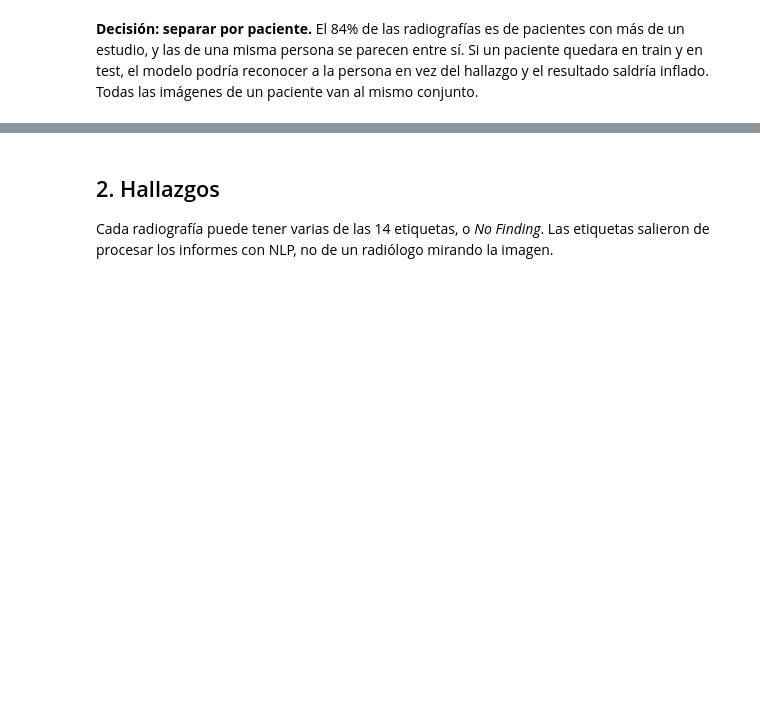
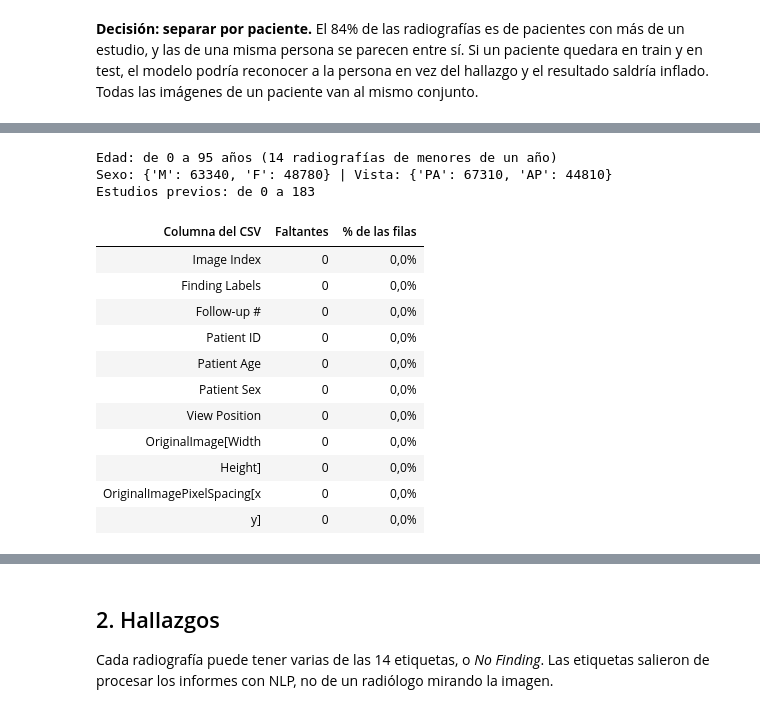
Before and after one commit to Marcouzis11/iaproyecto, a Jupyter notebook: notebooks/00_eda_nih_effusion.ipynb, the cells around one changed output, grey strips where cells are left out. Saved outputs shown, nothing was run; the diff lists cells and outputs as text; code cells hidden in the pictures; blank space fills up the shorter version.

```diff
--- a/notebooks/00_eda_nih_effusion.ipynb
+++ b/notebooks/00_eda_nih_effusion.ipynb
@@ -141,0 +149,23 @@ El NIH publicó todas las imágenes achicadas a 1024 × 1024; la sección 6 lo v
+# %%
+edades = np.array([r['edad'] for r in filas])
+print(f'Edad: de {edades.min()} a {edades.max()} años ({n((edades == 0).sum())} radiografías de menores de un año)')
+print('Sexo:', dict(Counter(r['Patient Sex'] for r in filas)), '| Vista:', dict(Counter(r['View Position'] for r in filas)))
+print(f"Estudios previos: de {min(r['previos'] for r in filas)} a {max(r['previos'] for r in filas)}")
+faltantes = {c: sum(not (r[c] or '').strip() for r in filas) for c in columnas}
+Tabla(['Columna del CSV', 'Faltantes', '% de las filas'], [[c, n(k), pct(k, len(filas))] for c, k in faltantes.items()])
+# %% [output]
+Edad: de 0 a 95 años (14 radiografías de menores de un año)
+Sexo: {'M': 63340, 'F': 48780} | Vista: {'PA': 67310, 'AP': 44810}
+Estudios previos: de 0 a 183
+| Columna del CSV | Faltantes | % de las filas |
+| Image Index | 0 | 0,0% |
+| Finding Labels | 0 | 0,0% |
+| Follow-up # | 0 | 0,0% |
+| Patient ID | 0 | 0,0% |
+| Patient Age | 0 | 0,0% |
+| Patient Sex | 0 | 0,0% |
+| View Position | 0 | 0,0% |
+| OriginalImage[Width | 0 | 0,0% |
+| Height] | 0 | 0,0% |
+| OriginalImagePixelSpacing[x | 0 | 0,0% |
+| y] | 0 | 0,0% |
```
Also changed, not shown: parts of 22 cells of this notebook.
